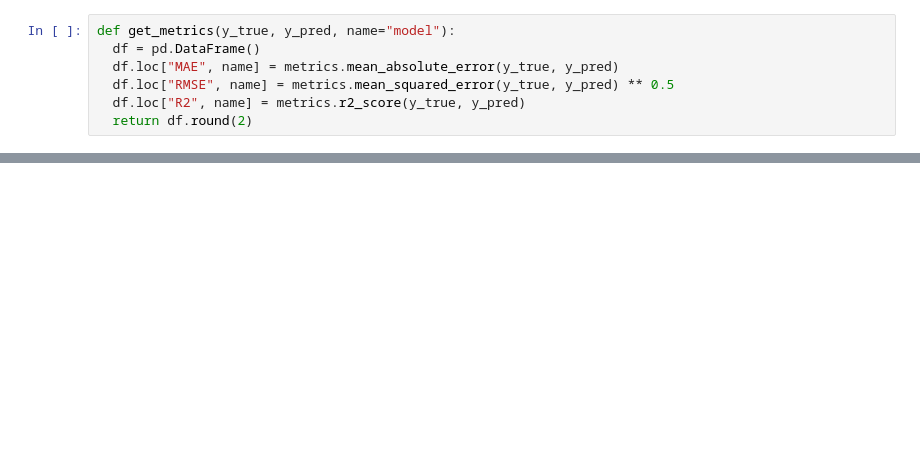
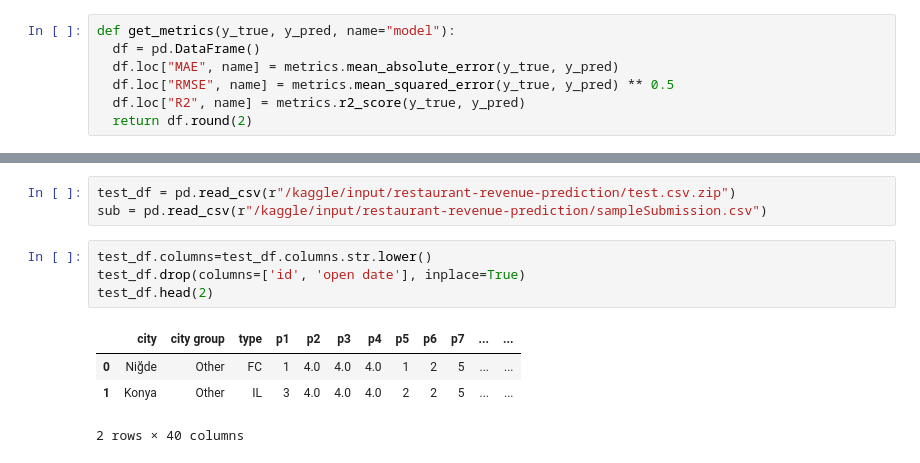
Before and after one commit to Shkum/IT_STEP, a Jupyter notebook: practice-work.ipynb, the cells around one changed output, grey strips where cells are left out. Saved outputs shown, nothing was run; the diff lists cells and outputs as text; blank space fills up the shorter version.

```diff
--- a/practice-work.ipynb
+++ b/practice-work.ipynb
@@ -225,0 +226,12 @@ Pipeline(steps=[('prep',
+# %%
+test_df = pd.read_csv(r"/kaggle/input/restaurant-revenue-prediction/test.csv.zip")
+sub = pd.read_csv(r"/kaggle/input/restaurant-revenue-prediction/sampleSubmission.csv")
+# %%
+test_df.columns=test_df.columns.str.lower()
+test_df.drop(columns=['id', 'open date'], inplace=True)
+test_df.head(2)
+# %% [output]
+|  | city | city group | type | p1 | p2 | p3 | p4 | p5 | p6 | p7 | ... | ... |
+| 0 | Niğde | Other | FC | 1 | 4.0 | 4.0 | 4.0 | 1 | 2 | 5 | ... | ... |
+| 1 | Konya | Other | IL | 3 | 4.0 | 4.0 | 4.0 | 2 | 2 | 5 | ... | ... |
+2 rows × 40 columns
```
Also changed, not shown: parts of 9 cells of this notebook.
